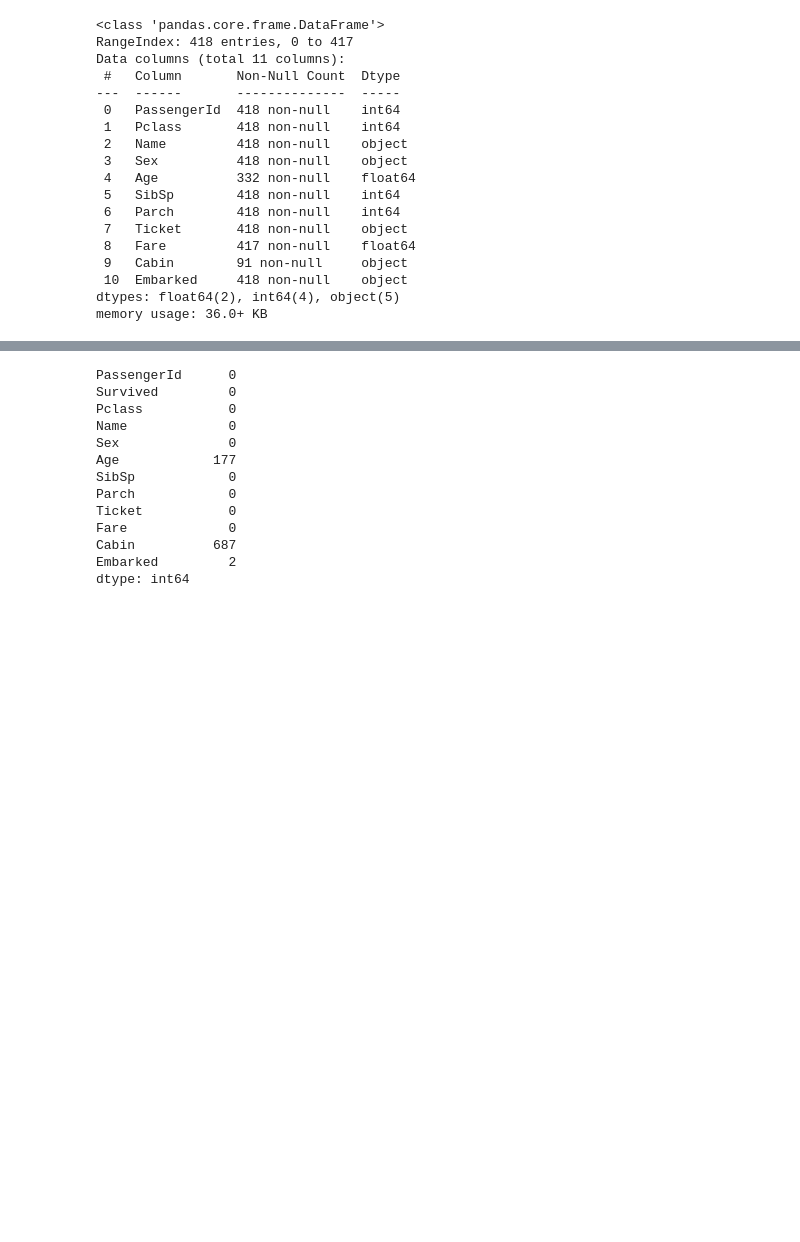
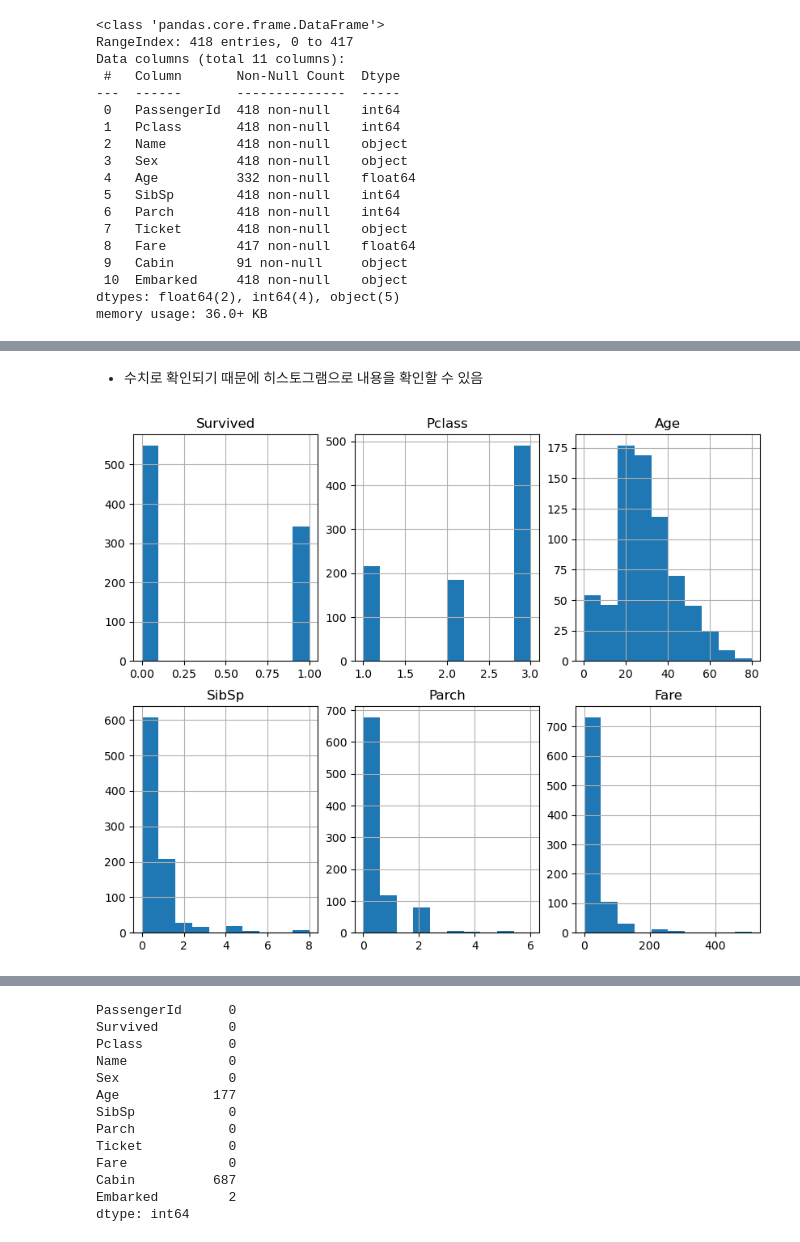
Before and after one commit to 4ix/ai_project_ml, a Jupyter notebook: titanic.ipynb, the cells around one changed output, grey strips where cells are left out. Saved outputs shown, nothing was run; the diff lists cells and outputs as text; code cells hidden in the pictures; blank space fills up the shorter version.

```diff
--- a/titanic.ipynb
+++ b/titanic.ipynb
@@ -85,0 +93,14 @@ test_df.head()
+# %% [markdown]
+- 수치로 확인되기 때문에 히스토그램으로 내용을 확인할 수 있음
+# %%
+import matplotlib.pyplot as plt
+columns = ['Survived','Pclass','Age','SibSp','Parch','Fare']
+plt.figure(figsize=(10,8))
+
+for i in range(6):
+    plt.subplot(2,3,i+1)
+    plt.title(str(columns[i]))
+    train_df[str(columns[i])].hist()
+plt.show()
+# %% [output]
+[figure, added]
```
Also changed, not shown: parts of 70 cells of this notebook, 5 other files.
